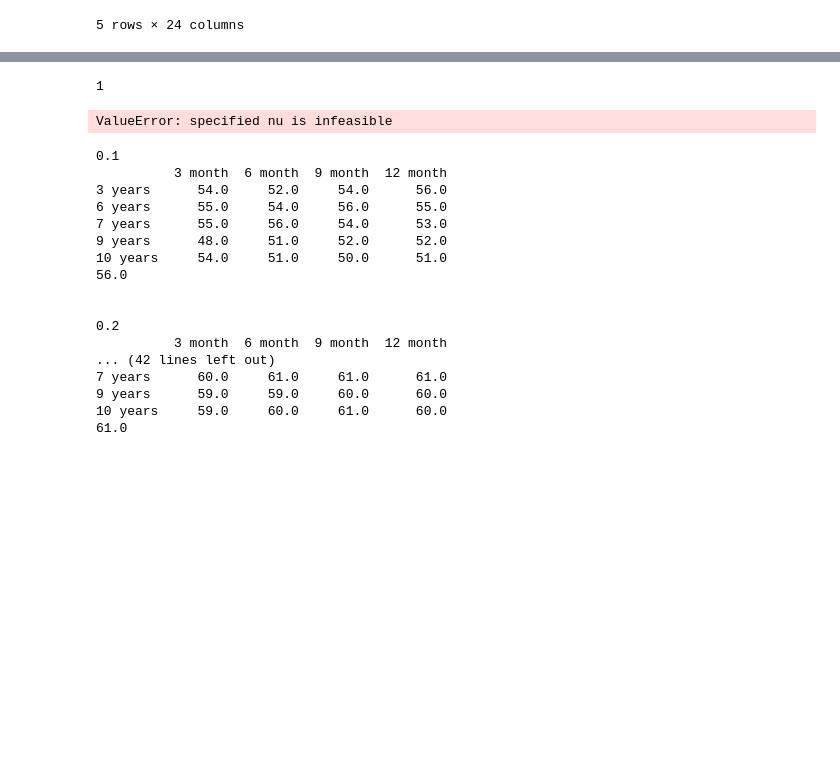
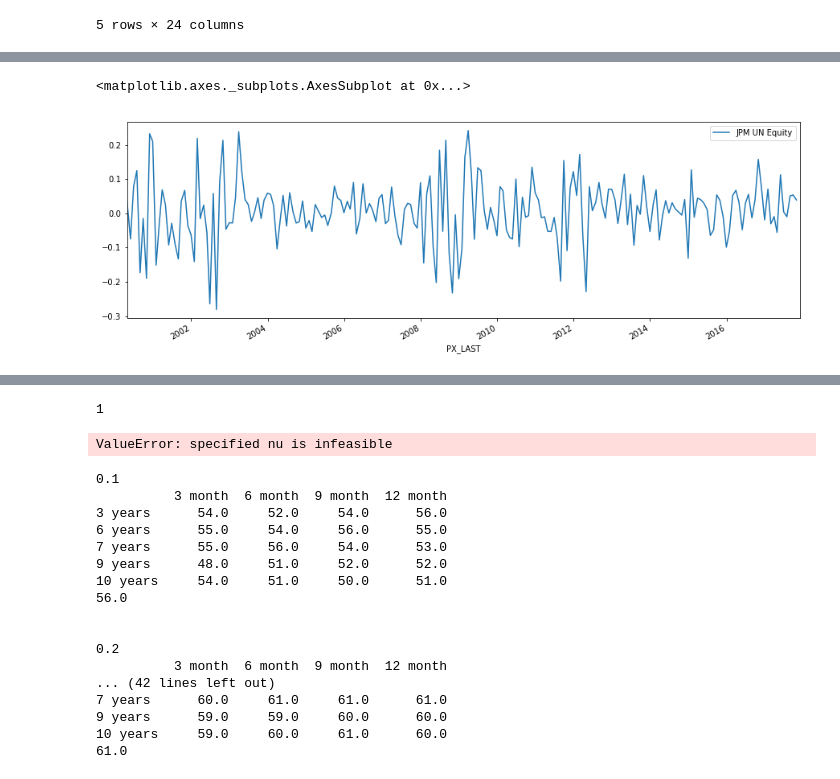
Before and after one commit to wipadawanna/Sector-Analysis, a Jupyter notebook: Luke_working_space/rolling_and_add_svm.ipynb, the cells around one changed output, grey strips where cells are left out. Saved outputs shown, nothing was run; the diff lists cells and outputs as text; code cells hidden in the pictures; blank space fills up the shorter version.

```diff
--- a/Luke_working_space/rolling_and_add_svm.ipynb
+++ b/Luke_working_space/rolling_and_add_svm.ipynb
@@ -53,0 +123,5 @@ pc_ratio = read_bl_file(dir_str+'fin_ind_data.xlsx',3)
+# %%
+temp.plot(figsize = (15,5))
+# %% [output]
+<matplotlib.axes._subplots.AxesSubplot at 0x...>
+[figure, added]
```
Also changed, not shown: parts of 11 cells of this notebook, 5 other files.
